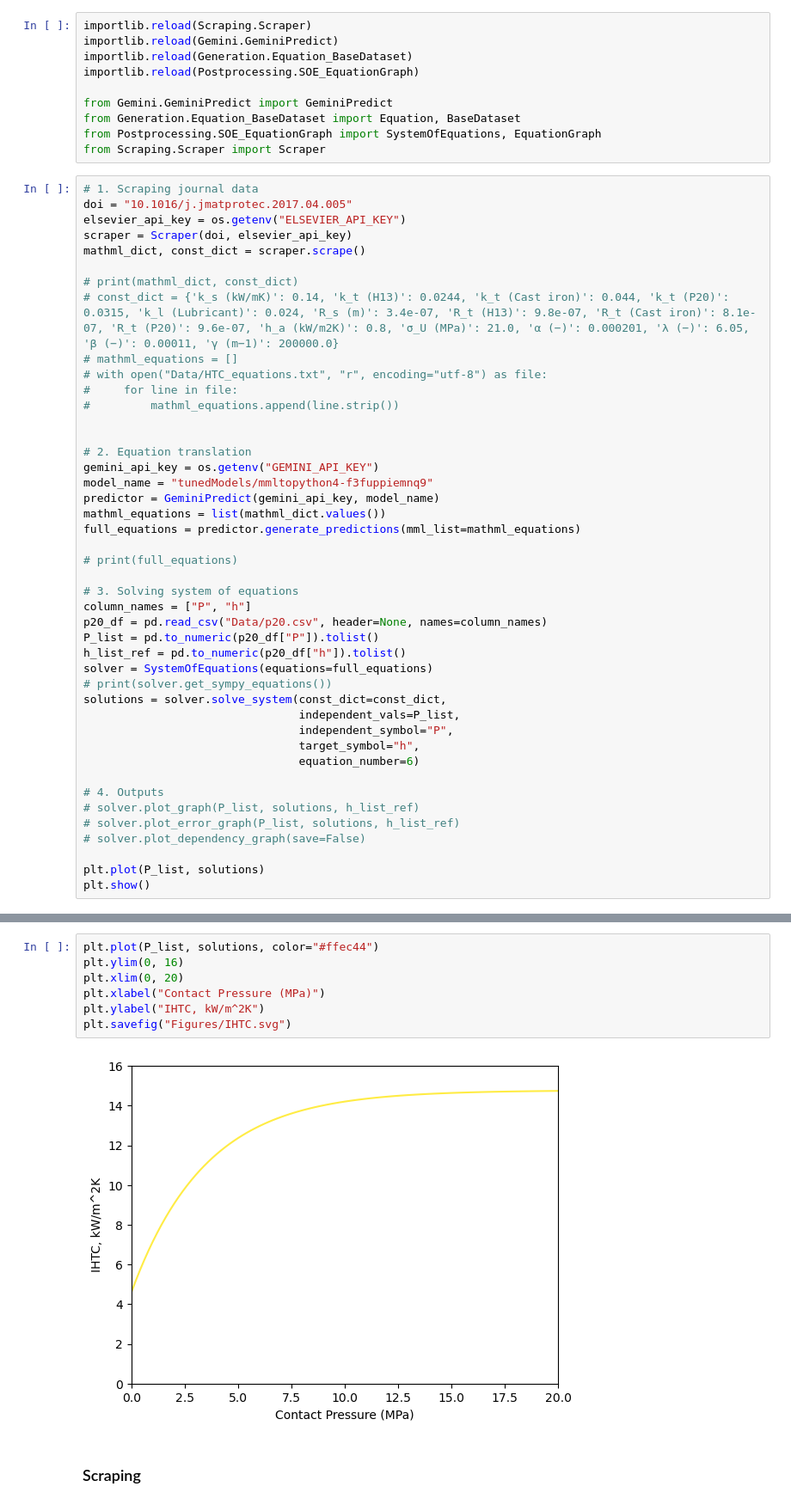
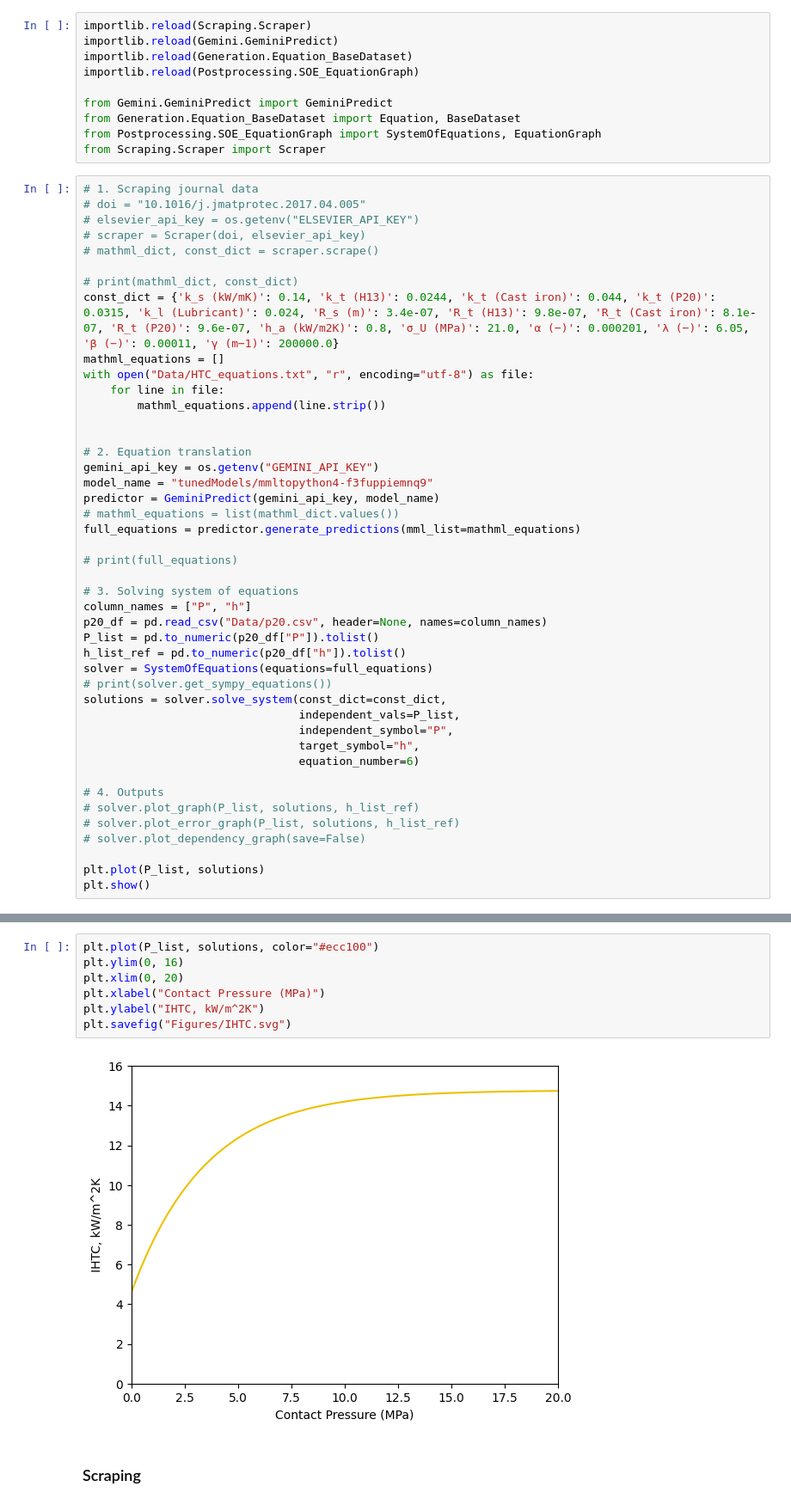
Before and after one commit to kyanjd/smart-scraper, a Jupyter notebook: src/paper_to_equation/test.ipynb, the cells around one changed output, grey strips where cells are left out. Shown at 86% size. Drawn from its saved outputs; the diff is of its cells as text.

```diff
--- a/src/paper_to_equation/test.ipynb
+++ b/src/paper_to_equation/test.ipynb
@@ -25,24 +25,24 @@ from Postprocessing.SOE_EquationGraph import SystemOfEquations, EquationGraph
 from Scraping.Scraper import Scraper
 # %%
 # 1. Scraping journal data
-doi = "10.1016/j.jmatprotec.2017.04.005"
-elsevier_api_key = os.getenv("ELSEVIER_API_KEY")
-scraper = Scraper(doi, elsevier_api_key)
-mathml_dict, const_dict = scraper.scrape()
+# doi = "10.1016/j.jmatprotec.2017.04.005"
+# elsevier_api_key = os.getenv("ELSEVIER_API_KEY")
+# scraper = Scraper(doi, elsevier_api_key)
+# mathml_dict, const_dict = scraper.scrape()
 
 # print(mathml_dict, const_dict)
-# const_dict = {'k_s (kW/mK)': 0.14, 'k_t (H13)': 0.0244, 'k_t (Cast iron)': 0.044, 'k_t (P20)': 0.0315, 'k_l (Lubricant)': 0.024, 'R_s (m)': 3.4e-07, 'R_t (H13)': 9.8e-07, 'R_t (Cast iron)': 8.1e-07, 'R_t (P20)': 9.6e-07, 'h_a (kW/m2K)': 0.8, 'σ_U (MPa)': 21.0, 'α (−)': 0.000201, 'λ (−)': 6.05, 'β (−)': 0.00011, 'γ (m−1)': 200000.0}
-# mathml_equations = []
-# with open("Data/HTC_equations.txt", "r", encoding="utf-8") as file:
-#     for line in file:
-#         mathml_equations.append(line.strip())
+const_dict = {'k_s (kW/mK)': 0.14, 'k_t (H13)': 0.0244, 'k_t (Cast iron)': 0.044, 'k_t (P20)': 0.0315, 'k_l (Lubricant)': 0.024, 'R_s (m)': 3.4e-07, 'R_t (H13)': 9.8e-07, 'R_t (Cast iron)': 8.1e-07, 'R_t (P20)': 9.6e-07, 'h_a (kW/m2K)': 0.8, 'σ_U (MPa)': 21.0, 'α (−)': 0.000201, 'λ (−)': 6.05, 'β (−)': 0.00011, 'γ (m−1)': 200000.0}
+mathml_equations = []
+with open("Data/HTC_equations.txt", "r", encoding="utf-8") as file:
+    for line in file:
+        mathml_equations.append(line.strip())
 
 
 # 2. Equation translation
 gemini_api_key = os.getenv("GEMINI_API_KEY")
 model_name = "tunedModels/mmltopython4-f3fuppiemnq9"
 predictor = GeminiPredict(gemini_api_key, model_name)
-mathml_equations = list(mathml_dict.values())
+# mathml_equations = list(mathml_dict.values())
 full_equations = predictor.generate_predictions(mml_list=mathml_equations)
 
 # print(full_equations)
@@ -73,14 +71,14 @@ Request successful
 API key loaded successfully!
 [figure]
 # %%
-plt.plot(P_list, solutions, color="#ffec44")
+plt.plot(P_list, solutions, color="#ecc100")
 plt.ylim(0, 16)
 plt.xlim(0, 20)
 plt.xlabel("Contact Pressure (MPa)")
 plt.ylabel("IHTC, kW/m^2K")
 plt.savefig("Figures/IHTC.svg")
 # %% [output]
-[figure, old version]
+[figure, new version]
 # %% [markdown]
 ### Scraping
 # %%
```
Also changed, not shown: parts of 1 cell of this notebook, 1 other file.
